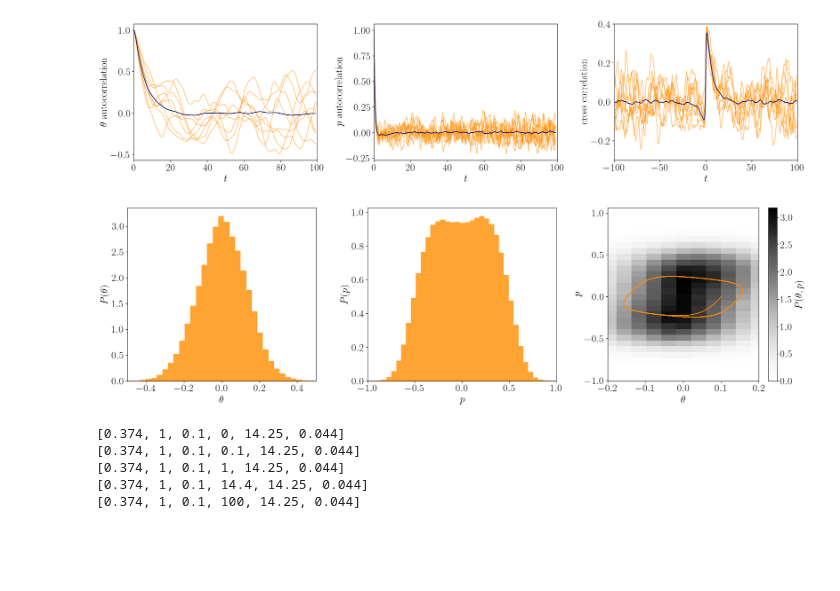
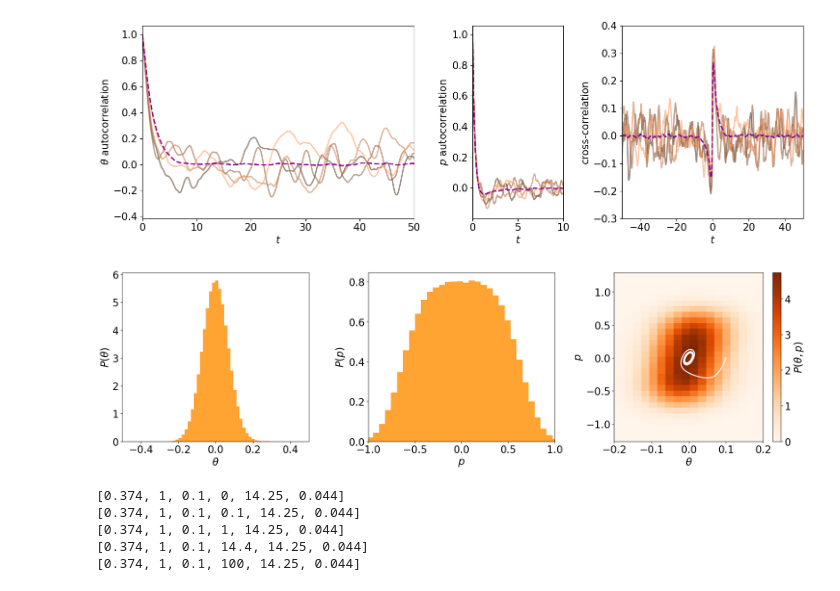
Before and after one commit to Irene-Li/ActivePoly, a Jupyter notebook: FitzHugh-Nagumo Model.ipynb, the cells around one changed output. Saved outputs shown, nothing was run; the diff lists cells and outputs as text; code cells hidden in the pictures; blank space fills up the shorter version.

```diff
--- a/FitzHugh-Nagumo Model.ipynb
+++ b/FitzHugh-Nagumo Model.ipynb
@@ -53,8 +54,8 @@ params = [epsilon, gamma, mu, c, beta, 0.05]
 
 # MLE
 
-params = [0.09872, 0.42583, 0.18864, 5.78463, 12.51193, 0.02366]
-std_err = [0.02064, 0.06515, 0.02015, 0.27197, 1.24794, 0.00028]
+# params = [0.09872, 0.42583, 0.18864, 5.78463, 12.51193, 0.02366]
+# std_err = [0.02064, 0.06515, 0.02015, 0.27197, 1.24794, 0.00028]
 
 print(params)
 J, B = convert_params(params)
@@ -140,17 +180,47 @@ show(np.array(results)[::2][:8])
+# %%
+plt.rcParams.update({'lines.linewidth': 2})
+plt.rc('text', usetex=False)
+plt.rc('font', family='sans serif', size=15)
+_, _, _= plot_corr(results[:100], 3000, 3.3e-2, tex=True, n_trajs=4, colors=['copper', 'darkmagenta'])
+plt.ylim([-0.3, 0.4])
+plt.savefig('Figures/guess_coor.pdf')
+plt.show()
+# %% [output]
+[figure, added]
+# %%
+def plot_overall_dist(data, tex=False, color='darkorange', cmap='Greys'):
+    plt.rc('text', usetex=tex)
+    plt.rc('font', family='sans serif', size=20)
+
+    thetas = np.concatenate([d[0] for d in data])
+    ps = np.concatenate([d[1] for d in data])
+
+    fig, axes = plt.subplots(1, 3, figsize=(20, 6))
+    _, _, _, im = axes[2].hist2d(thetas, ps, density=True, cmap=cmap, bins=30)
+    axes[2].set_xlabel(r'$\theta$')
+    axes[2].set_ylabel(r'$p$')
+
+    axes[1].hist(ps, bins=40, density=True, color=color, alpha=0.8)
+    axes[1].set_xlim([-1, 1])
+    axes[1].set_xlabel(r'$p$')
+    axes[1].set_ylabel(r'$P(p)$')
+
+    axes[0].hist(thetas, bins=40, density=True, color=color, alpha=0.8)
+    axes[0].set_xlim([-0.5, 0.5])
+    axes[0].set_xlabel(r'$\theta$')
+    axes[0].set_ylabel(r'$P(\theta)$')
+    cbar = plt.colorbar(im, ax=axes[2])
+    cbar.set_label(r'$P(\theta, p)$', rotation=90)
+    plt.tight_layout()
+    return fig, axes
 # %%
-_, _, _= plot_corr(results, 3000, 3.3e-2, tex=True, n_trajs=8)
-plt.ylim([-0.3, 0.4])
-plt.savefig('Figures/mle_coor.pdf')
+fig, axes = plot_overall_dist(results, tex=False, cmap='Oranges')
+axes[2].plot(det_res[0], det_res[1], color='white', linewidth=2)
+axes[2].set_xlim([-0.2, 0.2])
+plt.savefig('Figures/guess_dist.pdf')
 plt.show()
-
-fig, axes = plot_overall_dist(results, tex=True)
-axes[2].plot(det_res[0], det_res[1], color='darkorange')
-axes[2].set_xlim([-0.2, 0.2])
-plt.savefig('Figures/mle_dist.pdf')
-plt.show()
 # %% [output]
-[figure, old version]
+[figure, new version]
-[figure, removed]
 # %%
 def plot_corr2(data, N, dt, label, c, norm=True):
 
```
Also changed, not shown: parts of 6 cells of this notebook, 18 other files.
